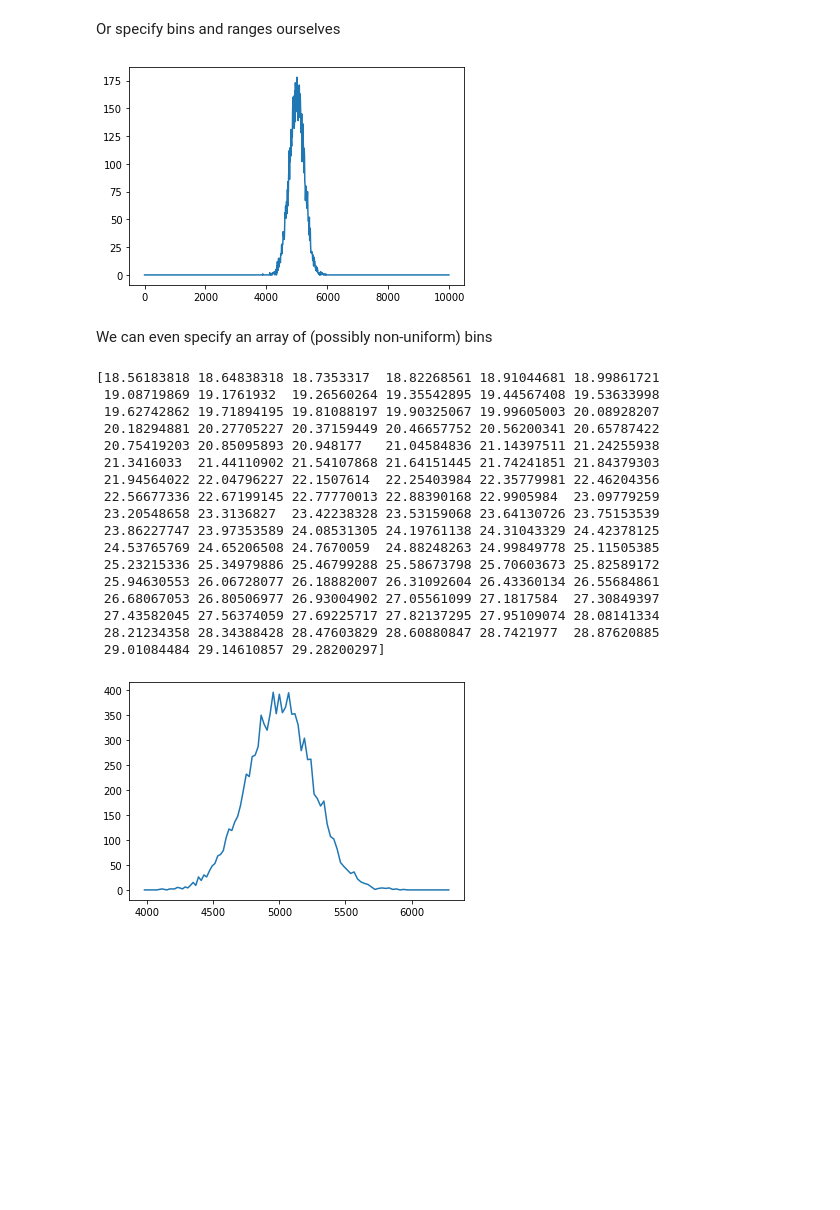
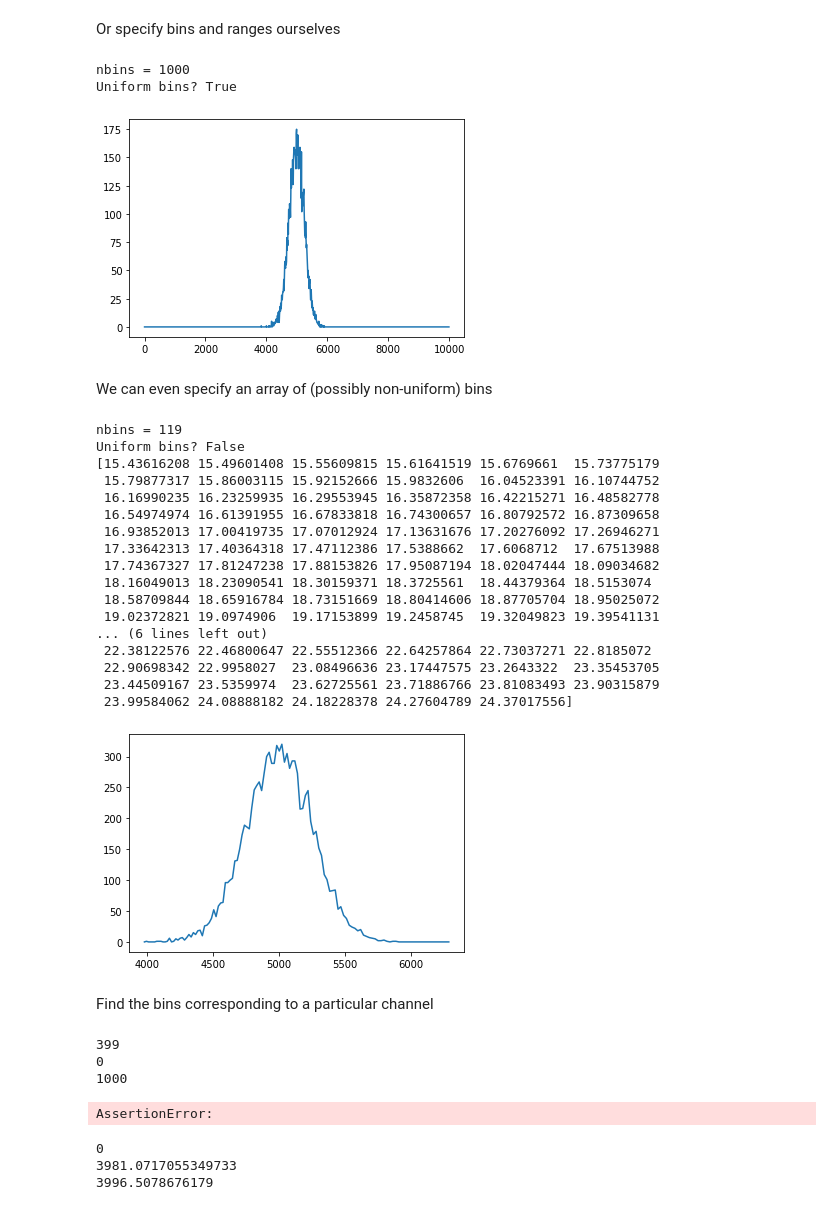
Before and after one commit to lbl-anp/becquerel, a Jupyter notebook: examples/spectrum.ipynb, the cells around one changed output. Saved outputs shown, nothing was run; the diff lists cells and outputs as text; code cells hidden in the pictures; blank space fills up the shorter version.

Commit message:
fix some off-by-one errors, update spectrum.ipynb

```diff
--- a/examples/spectrum.ipynb
+++ b/examples/spectrum.ipynb
@@ -239,37 +230,66 @@ plt.show()
 Or specify bins and ranges ourselves
 # %%
 spec7 = Spectrum.from_listmode(lmd, bins=1000, xmin=0, xmax=10000)
+print('nbins =', spec7.get_nbins())
+print('Uniform bins?', spec7.has_uniform_bins())
 plt.plot(spec7.bin_edges_kev[:-1], spec7.counts_vals)
 plt.show()
 # Note that the Spectrum.plot() method fails here because it works in bin mode.
 # There might be a kwargs solution to that problem, but it should be fixed later.
 # Note also that we still call bin_edges_kev, because bin_edges_adc has not yet been implemented.
 # %% [output]
+nbins = 1000
+Uniform bins? True
-[figure, old version]
+[figure, new version]
 # %% [markdown]
 We can even specify an array of (possibly non-uniform) bins
 # %%
-logbins = np.logspace(3.6, 3.8, num=100)
+logbins = np.logspace(3.6, 3.8, num=120)
 spec8 = Spectrum.from_listmode(lmd, bins=logbins)
+print('nbins =', spec8.get_nbins())
+print('Uniform bins?', spec8.has_uniform_bins())
 print(spec8.bin_widths)
 plt.plot(spec8.bin_edges_kev[:-1], spec8.counts_vals)
 plt.show()
 # %% [output]
-[18.56183818 18.64838318 18.7353317  18.82268561 18.91044681 18.99861721
- 19.08719869 19.1761932  19.26560264 19.35542895 19.44567408 19.53633998
- 19.62742862 19.71894195 19.81088197 19.90325067 19.99605003 20.08928207
- 20.18294881 20.27705227 20.37159449 20.46657752 20.56200341 20.65787422
- 20.75419203 20.85095893 20.948177   21.04584836 21.14397511 21.24255938
- 21.3416033  21.44110902 21.54107868 21.64151445 21.74241851 21.84379303
- 21.94564022 22.04796227 22.1507614  22.25403984 22.35779981 22.46204356
- 22.56677336 22.67199145 22.77770013 22.88390168 22.9905984  23.09779259
- 23.20548658 23.3136827  23.42238328 23.53159068 23.64130726 23.75153539
- 23.86227747 23.97353589 24.08531305 24.19761138 24.31043329 24.42378125
- 24.53765769 24.65206508 24.7670059  24.88248263 24.99849778 25.11505385
- 25.23215336 25.34979886 25.46799288 25.58673798 25.70603673 25.82589172
- 25.94630553 26.06728077 26.18882007 26.31092604 26.43360134 26.55684861
- 26.68067053 26.80506977 26.93004902 27.05561099 27.1817584  27.30849397
- 27.43582045 27.56374059 27.69225717 27.82137295 27.95109074 28.08141334
- 28.21234358 28.34388428 28.47603829 28.60880847 28.7421977  28.87620885
- 29.01084484 29.14610857 29.28200297]
+nbins = 119
+Uniform bins? False
+[15.43616208 15.49601408 15.55609815 15.61641519 15.6769661  15.73775179
+ 15.79877317 15.86003115 15.92152666 15.9832606  16.04523391 16.10744752
+ 16.16990235 16.23259935 16.29553945 16.35872358 16.42215271 16.48582778
+ 16.54974974 16.61391955 16.67833818 16.74300657 16.80792572 16.87309658
+ 16.93852013 17.00419735 17.07012924 17.13631676 17.20276092 17.26946271
+ 17.33642313 17.40364318 17.47112386 17.5388662  17.6068712  17.67513988
+ 17.74367327 17.81247238 17.88153826 17.95087194 18.02047444 18.09034682
+ 18.16049013 18.23090541 18.30159371 18.3725561  18.44379364 18.5153074
+ 18.58709844 18.65916784 18.73151669 18.80414606 18.87705704 18.95025072
+ 19.02372821 19.0974906  19.17153899 19.2458745  19.32049823 19.39541131
+... (6 lines left out)
+ 22.38122576 22.46800647 22.55512366 22.64257864 22.73037271 22.8185072
+ 22.90698342 22.9958027  23.08496636 23.17447575 23.2643322  23.35453705
+ 23.44509167 23.5359974  23.62725561 23.71886766 23.81083493 23.90315879
+ 23.99584062 24.08888182 24.18228378 24.27604789 24.37017556]
-[figure, old version]
+[figure, new version]
+# %% [markdown]
+Find the bins corresponding to a particular channel
+# %%
+print(spec7.find_bin(3996))
+print(spec7.find_bin(0))
+print(spec7.find_bin(10000))
+# %% [output]
+399
+0
+1000
+# %%
+# test an out-of-range error
+print(spec7.find_bin(10001))
+# %% [output]
+AssertionError:
+# %%
+print(spec8.find_bin(3996))
+print(spec8.bin_edges_kev[0])
+print(spec8.bin_edges_kev[1])
+# %% [output]
+0
+3981.0717055349733
+3996.5078676179
```
Also changed, not shown: parts of 5 cells of this notebook, 1 other file.
